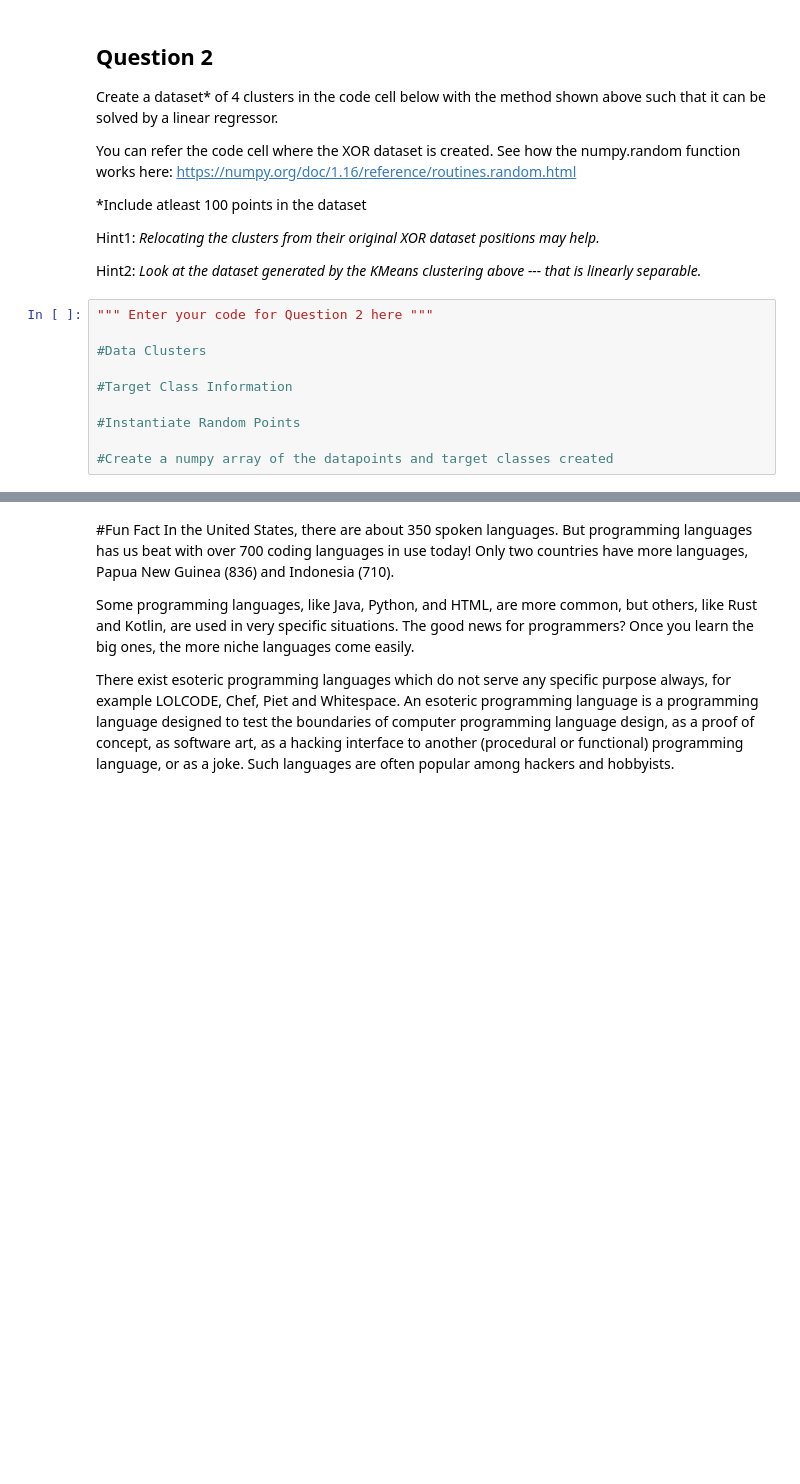
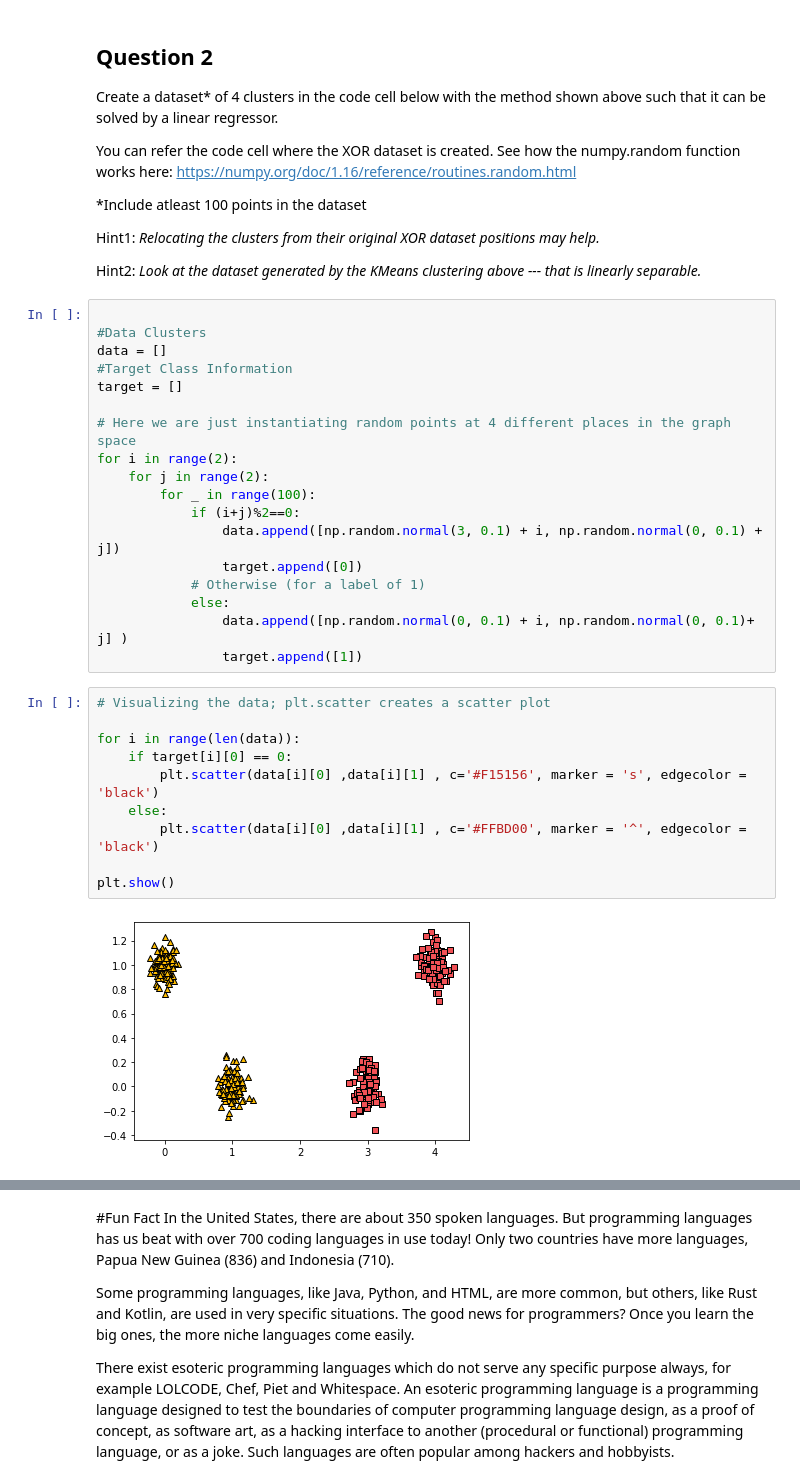
Before and after one commit to donyewakefield/FutureMakers2022, a Jupyter notebook: Copy_of_Day_3_Intro_to_Deep_Learning_DW.ipynb, the cells around one changed output, grey strips where cells are left out. Cells and saved outputs as stored; diff of their text form; blank space fills up the shorter version.

```diff
--- a/Copy_of_Day_3_Intro_to_Deep_Learning_DW.ipynb
+++ b/Copy_of_Day_3_Intro_to_Deep_Learning_DW.ipynb
@@ -194,16 +250,36 @@ You can refer the code cell where the XOR dataset is created. See how the numpy.
 Hint1: *Relocating the clusters from their original XOR dataset positions may help.*
 
 Hint2: *Look at the dataset generated by the KMeans clustering above --- that is linearly separable.*
-# %%
-""" Enter your code for Question 2 here """
-
-#Data Clusters
-
-#Target Class Information
-
-#Instantiate Random Points
-
-#Create a numpy array of the datapoints and target classes created
+# %%
+
+#Data Clusters
+data = []
+#Target Class Information
+target = []
+
+# Here we are just instantiating random points at 4 different places in the graph space
+for i in range(2):
+    for j in range(2):
+        for _ in range(100):
+            if (i+j)%2==0:
+                data.append([np.random.normal(3, 0.1) + i, np.random.normal(0, 0.1) + j])
+                target.append([0])
+            # Otherwise (for a label of 1)
+            else:
+                data.append([np.random.normal(0, 0.1) + i, np.random.normal(0, 0.1)+ j] )
+                target.append([1])
+# %%
+# Visualizing the data; plt.scatter creates a scatter plot
+
+for i in range(len(data)):
+    if target[i][0] == 0:
+        plt.scatter(data[i][0] ,data[i][1] , c='#F15156', marker = 's', edgecolor = 'black')
+    else:
+        plt.scatter(data[i][0] ,data[i][1] , c='#FFBD00', marker = '^', edgecolor = 'black')
+
+plt.show()
+# %% [output]
+[figure, added]
 # %% [markdown]
 ## Question 3
 Write a script in the code cell below for any of the one of the linear models:
```
Also changed, not shown: parts of 23 cells of this notebook.
